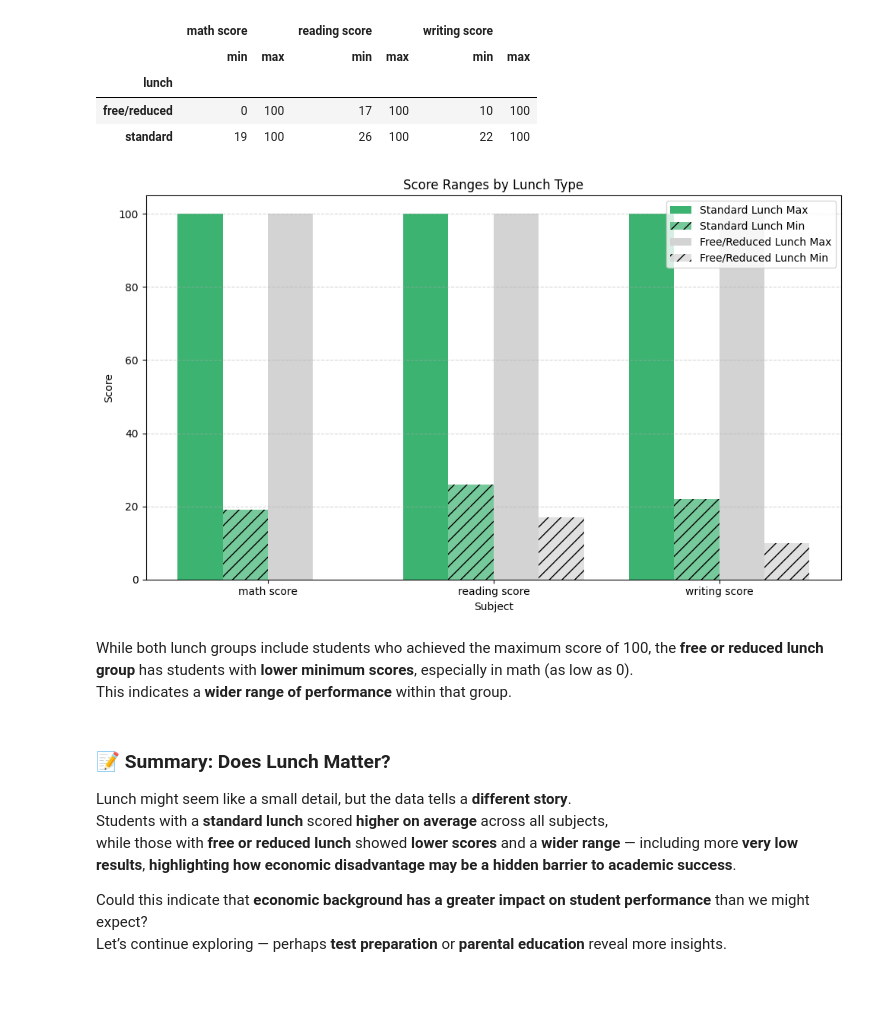
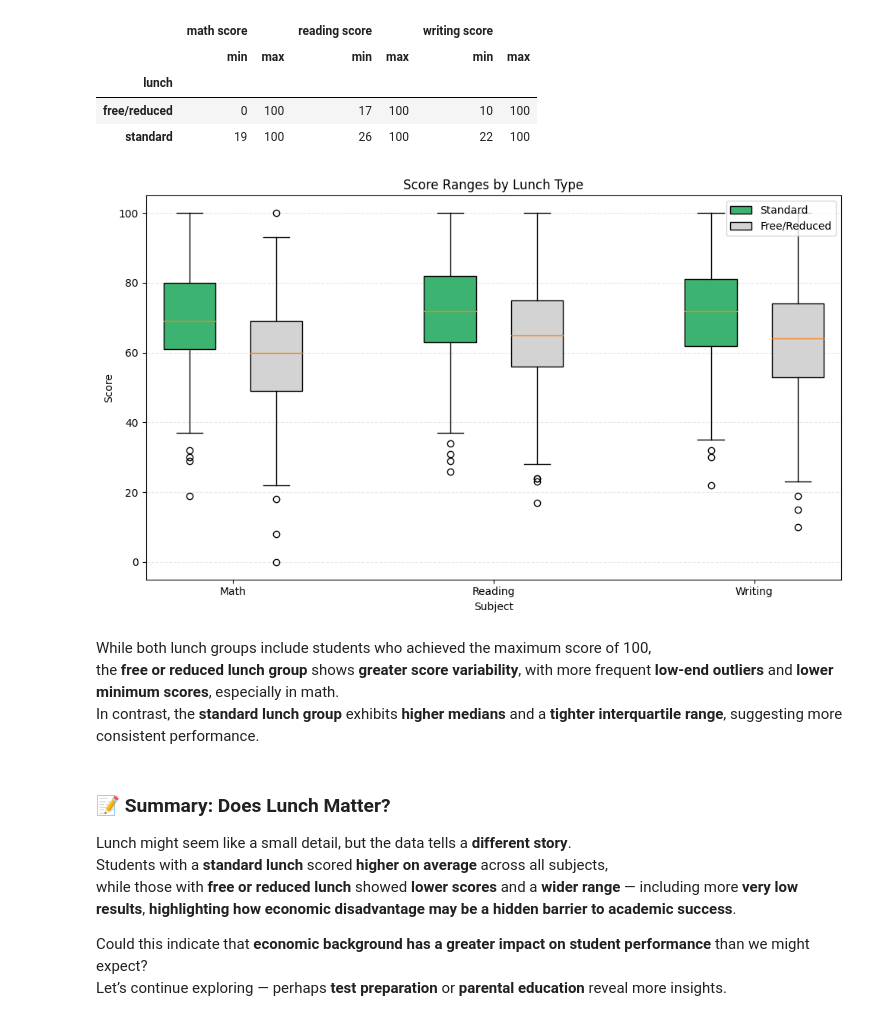
Before and after one commit to mari-alimadadi/Is-the-Earth-Getting-Hotter, a Jupyter notebook: what-makes-students-succeed.ipynb, the cells around one changed output. Saved outputs shown, nothing was run; the diff lists cells and outputs as text; code cells hidden in the pictures; blank space fills up the shorter version.

Commit message:
Kaggle Notebook | 🎓 What Makes Students Succeed? | Version 1

```diff
--- a/what-makes-students-succeed.ipynb
+++ b/what-makes-students-succeed.ipynb
@@ -521,34 +540,48 @@ lunch_ranges
 | lunch |  |  |  |  |  |  |
 | free/reduced | 0 | 100 | 17 | 100 | 10 | 100 |
 | standard | 19 | 100 | 26 | 100 | 22 | 100 |
-# %%
-lunch_min = lunch_ranges.xs('min', axis=1, level=1).T
-lunch_max = lunch_ranges.xs('max', axis=1, level=1).T
-
-subjects = lunch_min.index
-x = np.arange(len(subjects))
-width = 0.2
-
-plt.figure(figsize=(10, 6))
-
-plt.bar(x - width*1.5, lunch_max['standard'], width, label='Standard Lunch Max', color='mediumseagreen')
-plt.bar(x - width*0.5, lunch_min['standard'], width, label='Standard Lunch Min', color='mediumseagreen', hatch='//', alpha=0.7)
-plt.bar(x + width*0.5, lunch_max['free/reduced'], width, label='Free/Reduced Lunch Max', color='lightgray')
-plt.bar(x + width*1.5, lunch_min['free/reduced'], width, label='Free/Reduced Lunch Min', color='lightgray', hatch='//', alpha=0.7)
-
-plt.xticks(x, subjects)
-plt.xlabel('Subject')
-plt.ylabel('Score')
-plt.title('Score Ranges by Lunch Type')
-plt.legend(loc='upper right')
-plt.grid(axis='y', linestyle='--', alpha=0.5)
-plt.tight_layout()
-plt.show()
-# %% [output]
-[figure, removed]
+# %%
+# Separate scores by lunch type to prepare for comparison in boxplots
+standard_scores = df[df['lunch'] == 'standard'][['math score', 'reading score', 'writing score']]
+reduced_scores = df[df['lunch'] == 'free/reduced'][['math score', 'reading score', 'writing score']]
+
+colors = ['mediumseagreen', 'lightgray']
+
+plt.figure(figsize=(10, 6))
+
+# Create side-by-side boxplots for math, reading, and writing scores by lunch type
+box1 = plt.boxplot([standard_scores['math score'], reduced_scores['math score']],
+                   positions=[1, 2], widths=0.6, patch_artist=True)
+box2 = plt.boxplot([standard_scores['reading score'], reduced_scores['reading score']],
+                   positions=[4, 5], widths=0.6, patch_artist=True)
+box3 = plt.boxplot([standard_scores['writing score'], reduced_scores['writing score']],
+                   positions=[7, 8], widths=0.6, patch_artist=True)
+
+# Apply colors to each pair of boxes
+for box in box1['boxes']:
+    box.set_facecolor(colors[box1['boxes'].index(box)])
+for box in box2['boxes']:
+    box.set_facecolor(colors[box2['boxes'].index(box)])
+for box in box3['boxes']:
+    box.set_facecolor(colors[box3['boxes'].index(box)])
+
+plt.xticks([1.5, 4.5, 7.5], ['Math', 'Reading', 'Writing'])
+plt.xlabel("Subject")
+plt.ylabel("Score")
+plt.title("Score Ranges by Lunch Type")
+plt.grid(axis='y', linestyle='--', alpha=0.3)
+
+# Add legend using the first two boxes from the first boxplot
+plt.legend([box1['boxes'][0], box1['boxes'][1]], ['Standard', 'Free/Reduced'], loc='upper right')
+
+plt.tight_layout()
+plt.show()
+# %% [output]
+[figure, added]
 # %% [markdown]
-While both lunch groups include students who achieved the maximum score of 100, the **free or reduced lunch group** has students with **lower minimum scores**, especially in math (as low as 0).
-This indicates a **wider range of performance** within that group.
+While both lunch groups include students who achieved the maximum score of 100,
+the **free or reduced lunch group** shows **greater score variability**, with more frequent **low-end outliers** and **lower minimum scores**, especially in math.
+In contrast, the **standard lunch group** exhibits **higher medians** and a **tighter interquartile range**, suggesting more consistent performance.
 # %% [markdown]
 ### 📝 Summary: Does Lunch Matter?
 
```
Also changed, not shown: parts of 14 cells of this notebook.
